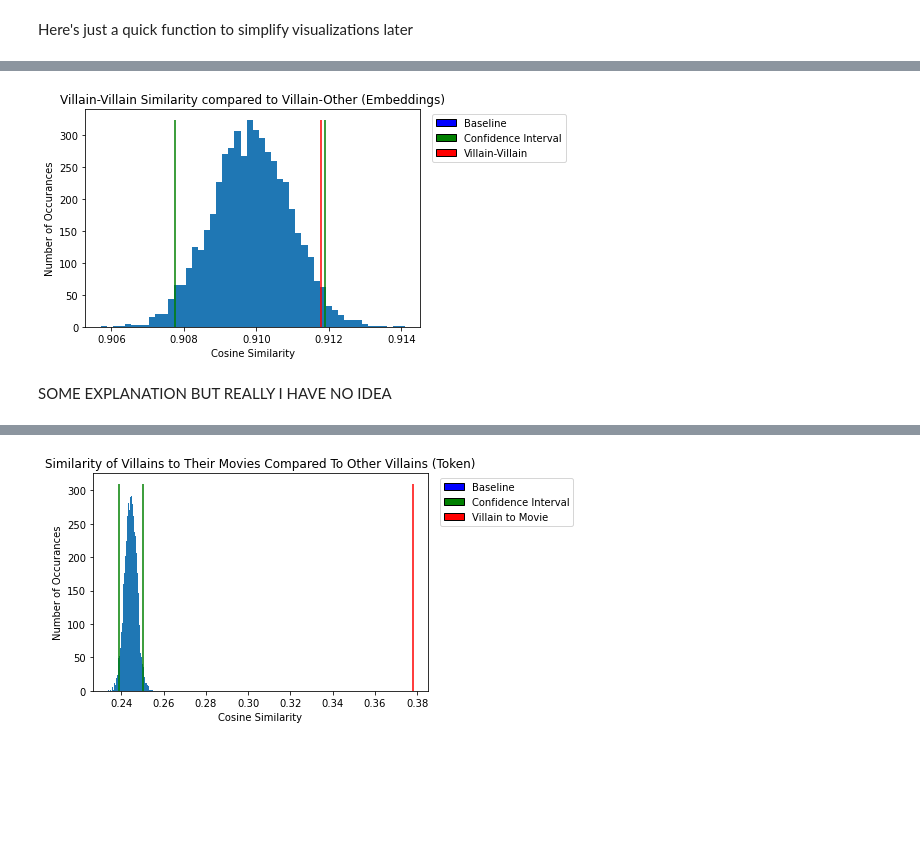
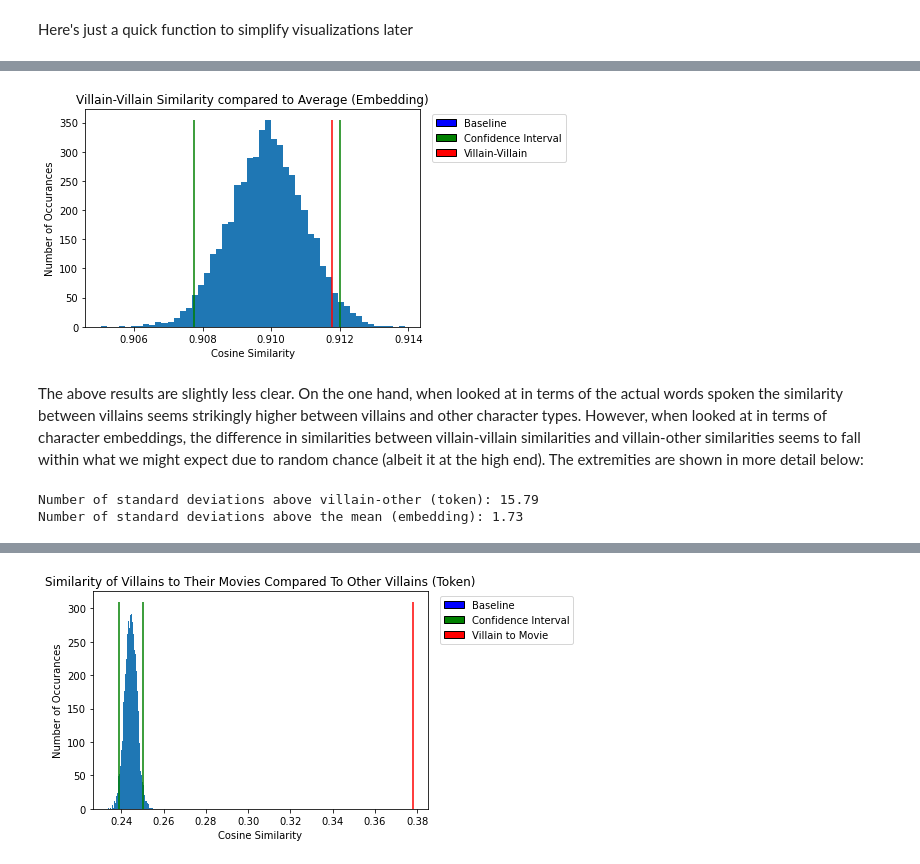
Before and after one commit to AsherML/info-2950, a Jupyter notebook: phase4.ipynb, the cells around one changed output, grey strips where cells are left out. Drawn from its saved outputs; the diff is of its cells as text; code cells hidden in the pictures; blank space fills up the shorter version.

```diff
--- a/phase4.ipynb
+++ b/phase4.ipynb
@@ -307,6 +284,13 @@ compare_with_confidence(test_villain_other_means, [inter_villain_villain], ['Vil
 # %%
-compare_with_confidence(test_villain_other_embedding_means, [inter_villain_villain_embedding], ['Villain-Villain'], "Villain-Villain Similarity compared to Villain-Other (Embeddings)")
+compare_with_confidence(test_villain_other_embedding_means, [inter_villain_villain_embedding], ['Villain-Villain'], "Villain-Villain Similarity compared to Average (Embedding)")
 # %% [output]
-[figure, old version]
+[figure, new version]
-# %% [markdown]
-SOME EXPLANATION BUT REALLY I HAVE NO IDEA
+# %% [markdown]
+The above results are slightly less clear. On the one hand, when looked at in terms of the actual words spoken the similarity between villains seems strikingly higher between villains and other character types. However, when looked at in terms of character embeddings, the difference in similarities between villain-villain similarities and villain-other similarities seems to fall within what we might expect due to random chance (albeit it at the high end). The extremities are shown in more detail below:
+# %%
+print("Number of standard deviations above villain-other (token): {:.2f}".format((inter_villain_villain - np.mean(test_villain_other_means))/np.std(test_villain_other_means)))
+
+print("Number of standard deviations above the mean (embedding): {:.2f}".format((inter_villain_villain_embedding - np.mean(test_villain_other_embedding_means))/np.std(test_villain_other_embedding_means)))
+# %% [output]
+Number of standard deviations above villain-other (token): 15.79
+Number of standard deviations above the mean (embedding): 1.73
```
Also changed, not shown: parts of 22 cells of this notebook.
